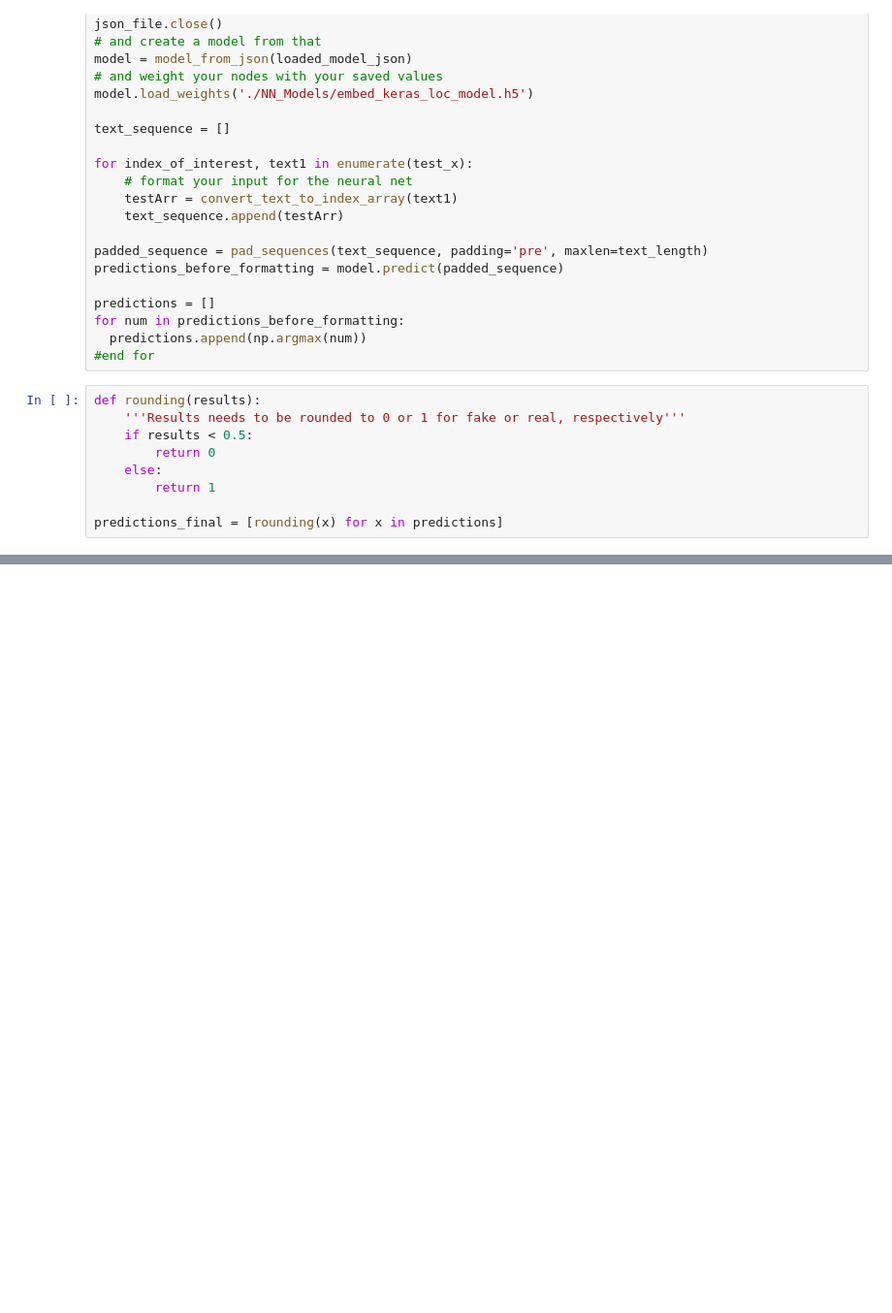
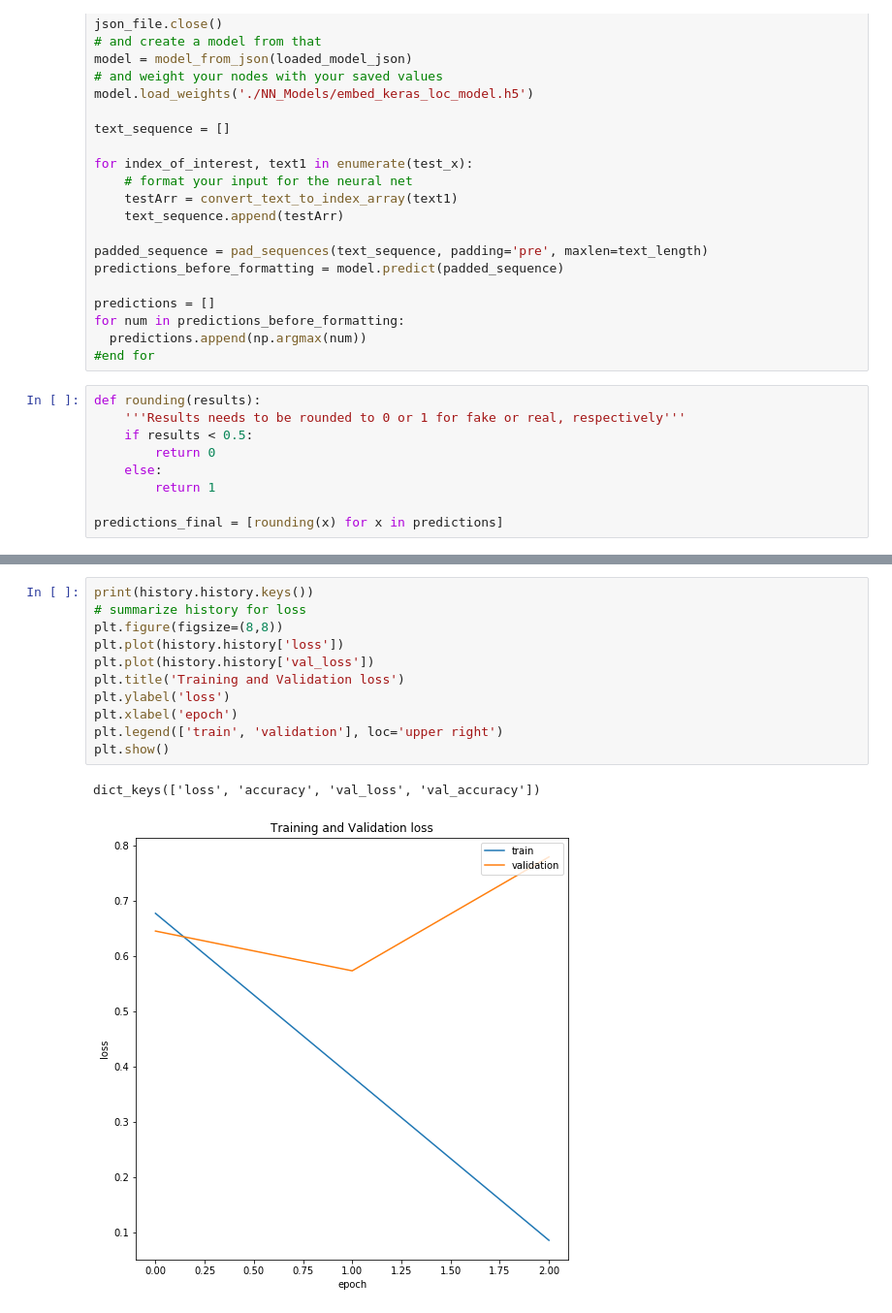
Before and after one commit to TebogoNkomondo/realOrFake, a Jupyter notebook: Keras_EmbeddingLayer_Location.ipynb, the cells around one changed output, grey strips where cells are left out. Shown at 97% size. Saved outputs shown, nothing was run; the diff lists cells and outputs as text; blank space fills up the shorter version.

```diff
--- a/Keras_EmbeddingLayer_Location.ipynb
+++ b/Keras_EmbeddingLayer_Location.ipynb
@@ -353,0 +412,14 @@ results
+# %%
+print(history.history.keys())
+# summarize history for loss
+plt.figure(figsize=(8,8))
+plt.plot(history.history['loss'])
+plt.plot(history.history['val_loss'])
+plt.title('Training and Validation loss')
+plt.ylabel('loss')
+plt.xlabel('epoch')
+plt.legend(['train', 'validation'], loc='upper right')
+plt.show()
+# %% [output]
+dict_keys(['loss', 'accuracy', 'val_loss', 'val_accuracy'])
+[figure, added]
```
Also changed, not shown: parts of 22 cells of this notebook, 8 other files.
